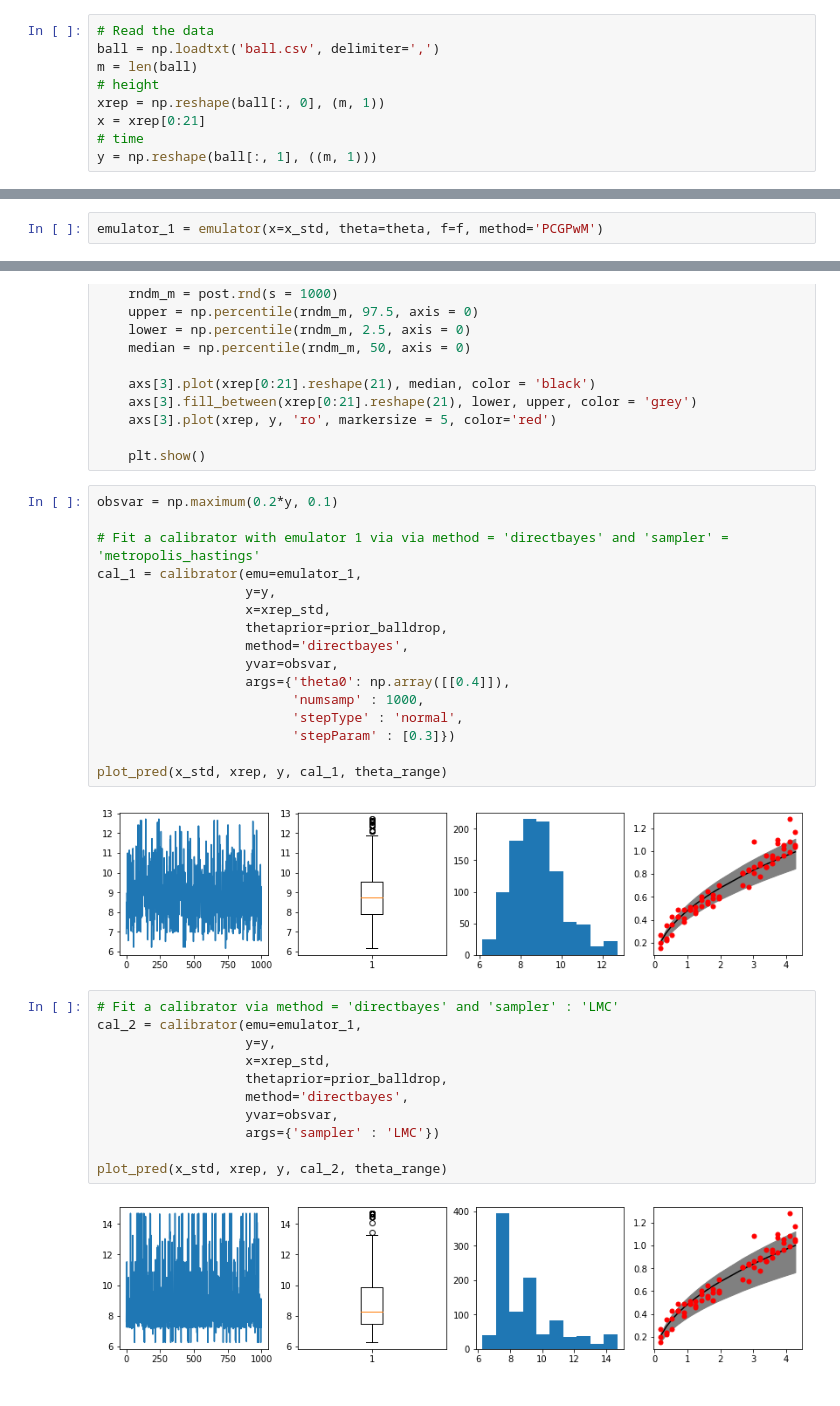
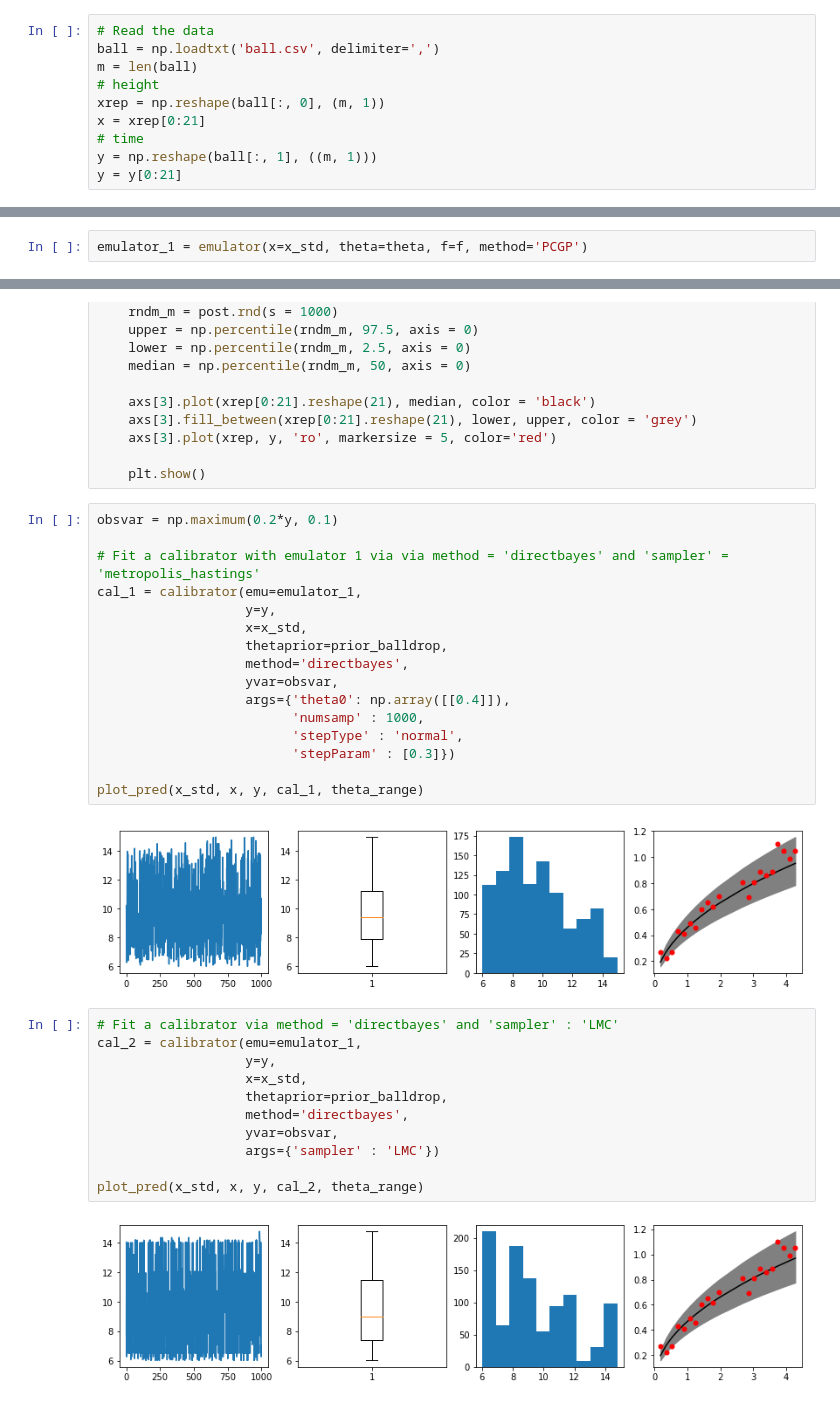
Before and after one commit to bandframework/surmise, a Jupyter notebook: examples/Example3/Example3_nb.ipynb, the cells around one changed output, grey strips where cells are left out. Cells and saved outputs as stored; diff of their text form.

Commit message:
removing PCGPwM
Closes #1

```diff
--- a/examples/Example3/Example3_nb.ipynb
+++ b/examples/Example3/Example3_nb.ipynb
@@ -23,5 +23,6 @@ xrep = np.reshape(ball[:, 0], (m, 1))
 x = xrep[0:21]
 # time
 y = np.reshape(ball[:, 1], ((m, 1)))
+y = y[0:21]
 # %%
 # Observe the data
@@ -108,4 +108,4 @@ print(np.shape(f))
 # %% [markdown]
 Let's build an emulator for computer model runs:
 # %%
-emulator_1 = emulator(x=x_std, theta=theta, f=f, method='PCGPwM')
+emulator_1 = emulator(x=x_std, theta=theta, f=f, method='PCGP')
@@ -194,7 +166,7 @@ obsvar = np.maximum(0.2*y, 0.1)
 # Fit a calibrator with emulator 1 via via method = 'directbayes' and 'sampler' = 'metropolis_hastings'
 cal_1 = calibrator(emu=emulator_1,
                    y=y,
-                   x=xrep_std,
+                   x=x_std,
                    thetaprior=prior_balldrop,
                    method='directbayes',
                    yvar=obsvar,
@@ -203,19 +175,19 @@ cal_1 = calibrator(emu=emulator_1,
                          'stepType' : 'normal',
                          'stepParam' : [0.3]})
 
-plot_pred(x_std, xrep, y, cal_1, theta_range)
+plot_pred(x_std, x, y, cal_1, theta_range)
 # %% [output]
-[figure, old version]
+[figure, new version]
 # %%
 # Fit a calibrator via method = 'directbayes' and 'sampler' : 'LMC'
 cal_2 = calibrator(emu=emulator_1,
                    y=y,
-                   x=xrep_std,
+                   x=x_std,
                    thetaprior=prior_balldrop,
                    method='directbayes',
                    yvar=obsvar,
                    args={'sampler' : 'LMC'})
 
-plot_pred(x_std, xrep, y, cal_2, theta_range)
+plot_pred(x_std, x, y, cal_2, theta_range)
 # %% [output]
-[figure, old version]
+[figure, new version]
```
Also changed, not shown: parts of 8 cells of this notebook, 50 other files.
